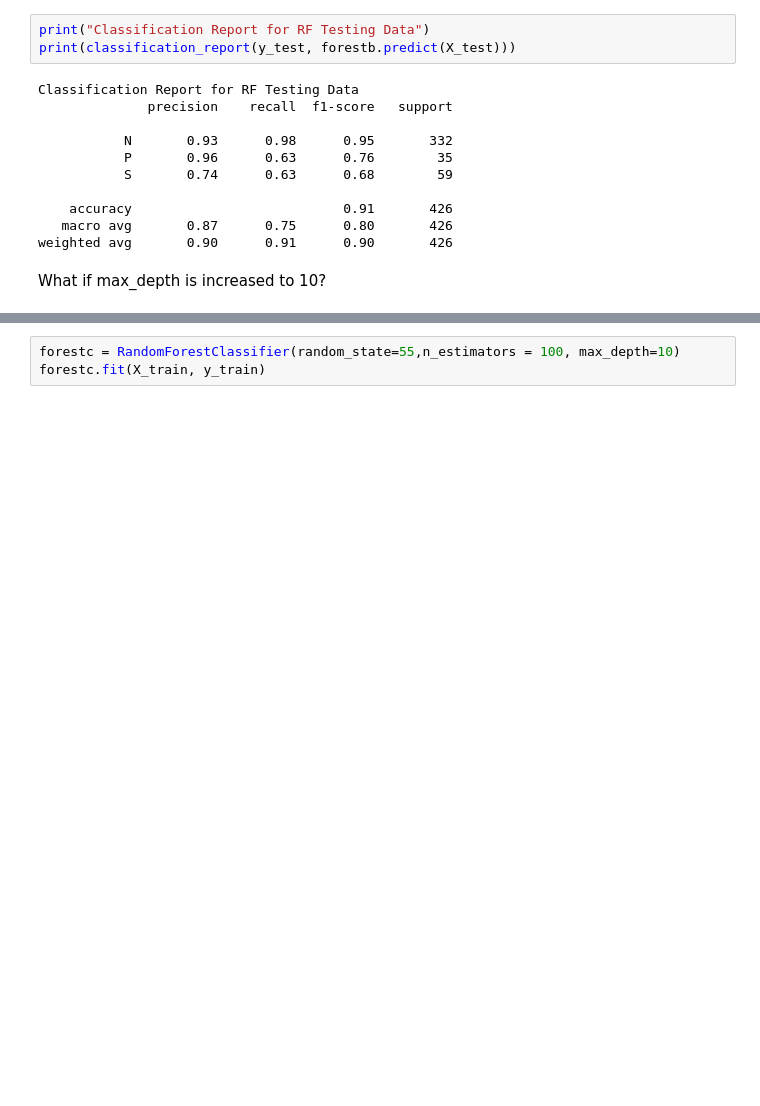
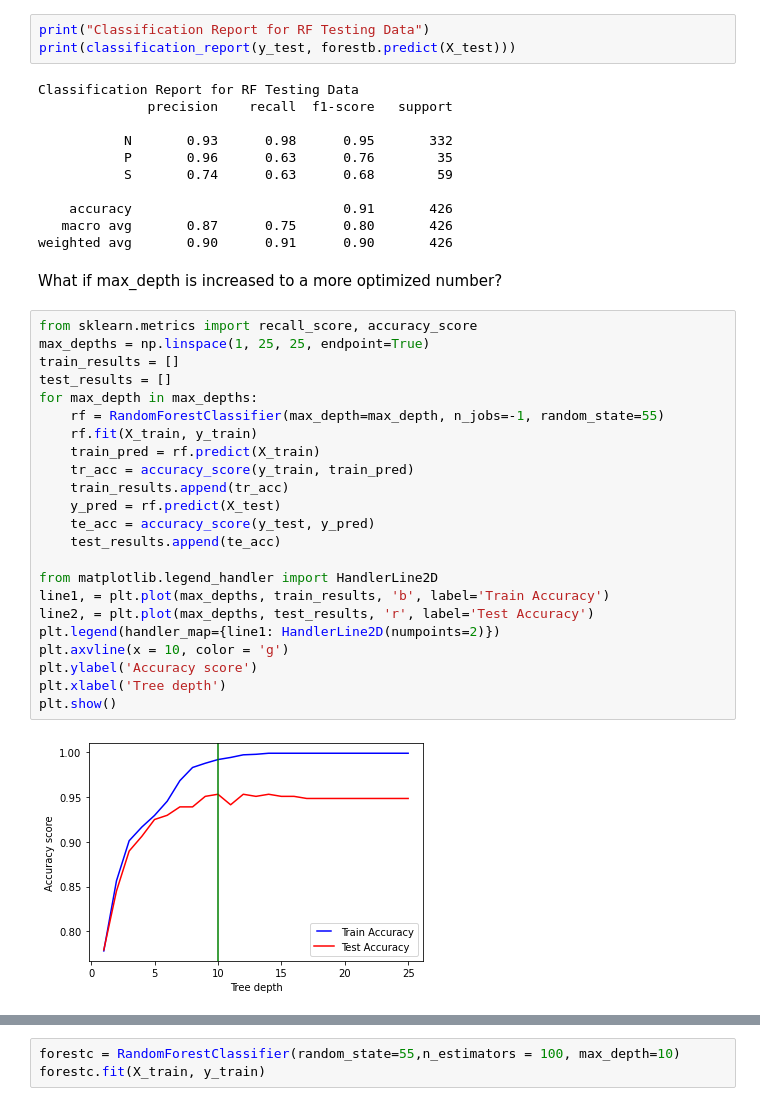
Before and after one commit to mikebobal/springboard, a Jupyter notebook: Capstone Project 2/Capstone 2 Preprocessing and Training.ipynb, the cells around one changed output, grey strips where cells are left out. Saved outputs shown, nothing was run; the diff lists cells and outputs as text; blank space fills up the shorter version.

```diff
--- a/Capstone Project 2/Capstone 2 Preprocessing and Training.ipynb
+++ b/Capstone Project 2/Capstone 2 Preprocessing and Training.ipynb
@@ -673,4 +673,29 @@ Classification Report for RF Testing Data
    macro avg       0.87      0.75      0.80       426
 weighted avg       0.90      0.91      0.90       426
 # %% [markdown]
-What if max_depth is increased to 10?
+What if max_depth is increased to a more optimized number?
+# %%
+from sklearn.metrics import recall_score, accuracy_score
+max_depths = np.linspace(1, 25, 25, endpoint=True)
+train_results = []
+test_results = []
+for max_depth in max_depths:
+    rf = RandomForestClassifier(max_depth=max_depth, n_jobs=-1, random_state=55)
+    rf.fit(X_train, y_train)
+    train_pred = rf.predict(X_train)
+    tr_acc = accuracy_score(y_train, train_pred)
+    train_results.append(tr_acc)
+    y_pred = rf.predict(X_test)
+    te_acc = accuracy_score(y_test, y_pred)
+    test_results.append(te_acc)
+
+from matplotlib.legend_handler import HandlerLine2D
+line1, = plt.plot(max_depths, train_results, 'b', label='Train Accuracy')
+line2, = plt.plot(max_depths, test_results, 'r', label='Test Accuracy')
+plt.legend(handler_map={line1: HandlerLine2D(numpoints=2)})
+plt.axvline(x = 10, color = 'g')
+plt.ylabel('Accuracy score')
+plt.xlabel('Tree depth')
+plt.show()
+# %% [output]
+[figure, added]
```
Also changed, not shown: parts of 2 cells of this notebook.
